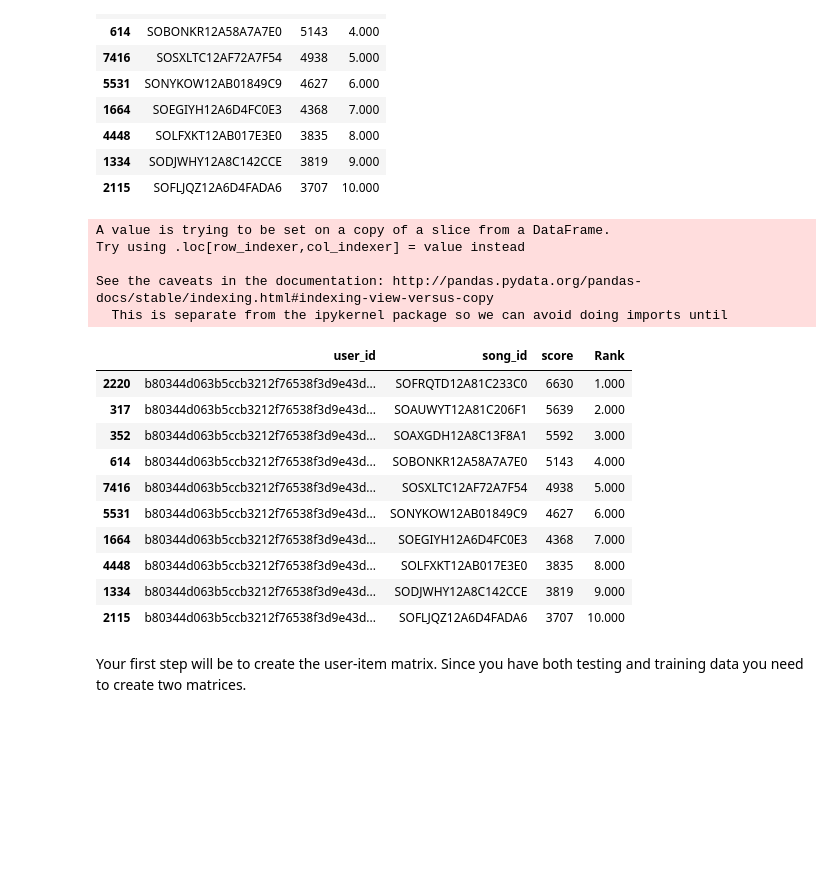
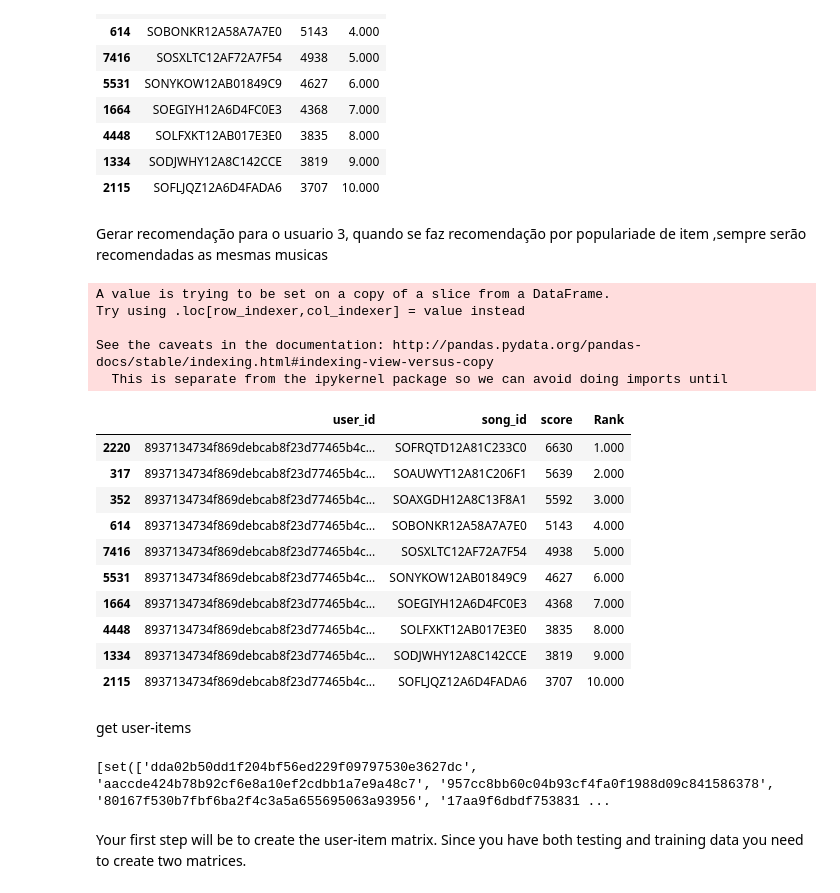
Before and after one commit to AlejandraG01/RS-init, a Jupyter notebook: my-MusicRS/mymusic_RS.ipynb, the cells around one changed output. Saved outputs shown, nothing was run; the diff lists cells and outputs as text; code cells hidden in the pictures; blank space fills up the shorter version.

Commit message:
modificando codigo para entender funcionamento

```diff
--- a/my-MusicRS/mymusic_RS.ipynb
+++ b/my-MusicRS/mymusic_RS.ipynb
@@ -224,28 +226,63 @@ popularity_recommendations
 | 4448 | SOLFXKT12AB017E3E0 | 3835 | 8.000 |
 | 1334 | SODJWHY12A8C142CCE | 3819 | 9.000 |
 | 2115 | SOFLJQZ12A6D4FADA6 | 3707 | 10.000 |
+# %% [markdown]
+Gerar recomendação para o usuario 3, quando se faz recomendação por populariade de item ,sempre serão recomendadas as mesmas musicas
 # %%
-user_id = users[0] # para escolher um usuario para recomendar musicas
+user = users[3] # para escolher um usuario para recomendar musicas
 users_recommendations =  popularity_recommendations
-users_recommendations["user_id"] = user_id
+users_recommendations["user_id"] = user
 cols = users_recommendations.columns.tolist()
 cols = cols[-1:] + cols[:-1] # para organizar as colunas
 users_recommendations = users_recommendations[cols]
 users_recommendations
 # %% [output]
 A value is trying to be set on a copy of a slice from a DataFrame.
 Try using .loc[row_indexer,col_indexer] = value instead
 
 See the caveats in the documentation: http://pandas.pydata.org/pandas-docs/stable/indexing.html#indexing-view-versus-copy
   This is separate from the ipykernel package so we can avoid doing imports until
 |  | user_id | song_id | score | Rank |
-| 2220 | b80344d063b5ccb3212f76538f3d9e43d... | SOFRQTD12A81C233C0 | 6630 | 1.000 |
-| 317 | b80344d063b5ccb3212f76538f3d9e43d... | SOAUWYT12A81C206F1 | 5639 | 2.000 |
-| 352 | b80344d063b5ccb3212f76538f3d9e43d... | SOAXGDH12A8C13F8A1 | 5592 | 3.000 |
-| 614 | b80344d063b5ccb3212f76538f3d9e43d... | SOBONKR12A58A7A7E0 | 5143 | 4.000 |
-| 7416 | b80344d063b5ccb3212f76538f3d9e43d... | SOSXLTC12AF72A7F54 | 4938 | 5.000 |
-| 5531 | b80344d063b5ccb3212f76538f3d9e43d... | SONYKOW12AB01849C9 | 4627 | 6.000 |
-| 1664 | b80344d063b5ccb3212f76538f3d9e43d... | SOEGIYH12A6D4FC0E3 | 4368 | 7.000 |
-| 4448 | b80344d063b5ccb3212f76538f3d9e43d... | SOLFXKT12AB017E3E0 | 3835 | 8.000 |
-| 1334 | b80344d063b5ccb3212f76538f3d9e43d... | SODJWHY12A8C142CCE | 3819 | 9.000 |
-| 2115 | b80344d063b5ccb3212f76538f3d9e43d... | SOFLJQZ12A6D4FADA6 | 3707 | 10.000 |
+| 2220 | 8937134734f869debcab8f23d77465b4c... | SOFRQTD12A81C233C0 | 6630 | 1.000 |
+| 317 | 8937134734f869debcab8f23d77465b4c... | SOAUWYT12A81C206F1 | 5639 | 2.000 |
+| 352 | 8937134734f869debcab8f23d77465b4c... | SOAXGDH12A8C13F8A1 | 5592 | 3.000 |
+| 614 | 8937134734f869debcab8f23d77465b4c... | SOBONKR12A58A7A7E0 | 5143 | 4.000 |
+| 7416 | 8937134734f869debcab8f23d77465b4c... | SOSXLTC12AF72A7F54 | 4938 | 5.000 |
+| 5531 | 8937134734f869debcab8f23d77465b4c... | SONYKOW12AB01849C9 | 4627 | 6.000 |
+| 1664 | 8937134734f869debcab8f23d77465b4c... | SOEGIYH12A6D4FC0E3 | 4368 | 7.000 |
+| 4448 | 8937134734f869debcab8f23d77465b4c... | SOLFXKT12AB017E3E0 | 3835 | 8.000 |
+| 1334 | 8937134734f869debcab8f23d77465b4c... | SODJWHY12A8C142CCE | 3819 | 9.000 |
+| 2115 | 8937134734f869debcab8f23d77465b4c... | SOFLJQZ12A6D4FADA6 | 3707 | 10.000 |
+# %% [markdown]
+get user-items
+# %%
+user =  users[10]
+#Get unique items (songs) corresponding to a given user
+#specificamente é procurado dentro do data frame o usuario correspondente ao id usuario
+#e é salvo em user_data toda a informação referente a esse usuario em forma de data frame
+user_data =  train_data[train_data['user_id'] == user]
+#lista das musicas escutadas pelo usuario user
+user_items = list(user_data['song_id'].unique())
+#######################
+song = songs[2]
+
+#relacion de usuarios por musica
+#item_data = train_data[train_data['song_id'] == song]
+#item_users = set(item_data['user_id'].unique())
+
+#lista das musicas do dataset
+all_items = list(train_data['song_id'].unique())
+
+#relacion entre as musicas do usuario e as do dataset
+
+user_songs_users = []
+for i in range(0, len(user_items)):
+    item_data = train_data[train_data['song_id'] == user_items[i]]
+    item_users = set(item_data['user_id'].unique())
+    user_songs_users.append(item_users)
+
+print user_songs_users
+
+#print (test(train_data,user))
+# %% [output]
+[set(['dda02b50dd1f204bf56ed229f09797530e3627dc', 'aaccde424b78b92cf6e8a10ef2cdbb1a7e9a48c7', '957cc8bb60c04b93cf4fa0f1988d09c841586378', '80167f530b7fbf6ba2f4c3a5a655695063a93956', '17aa9f6dbdf753831 ...
```
Also changed, not shown: parts of 2 cells of this notebook, 2 other files.
